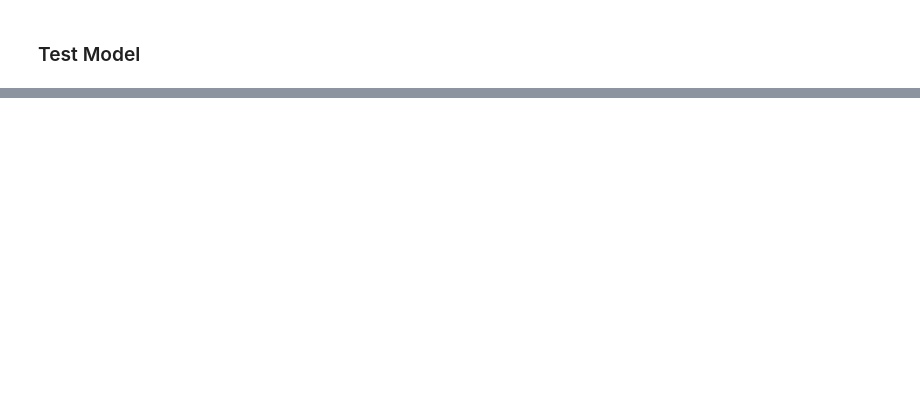
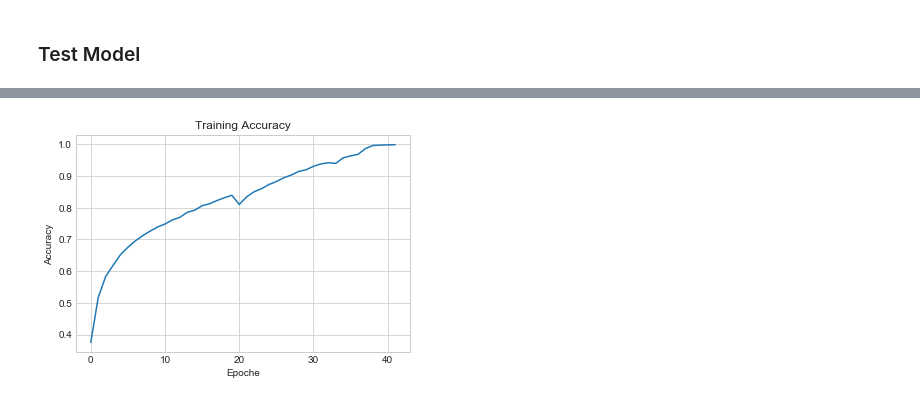
Before and after one commit to LuckyStrike357/atit2_assignment2, a Jupyter notebook: Book_3_Overfitting.ipynb, the cells around one changed output, grey strips where cells are left out. Cells and saved outputs as stored; diff of their text form; code cells hidden in the pictures; blank space fills up the shorter version.

```diff
--- a/Book_3_Overfitting.ipynb
+++ b/Book_3_Overfitting.ipynb
@@ -174,0 +251,8 @@ This is our result
+# %%
+plt.plot(train_acc)
+plt.title("Training Accuracy")
+plt.xlabel("Epoche")
+plt.ylabel("Accuracy")
+plt.show()
+# %% [output]
+[figure, added]
```
Also changed, not shown: parts of 18 cells of this notebook, 1 other file.
